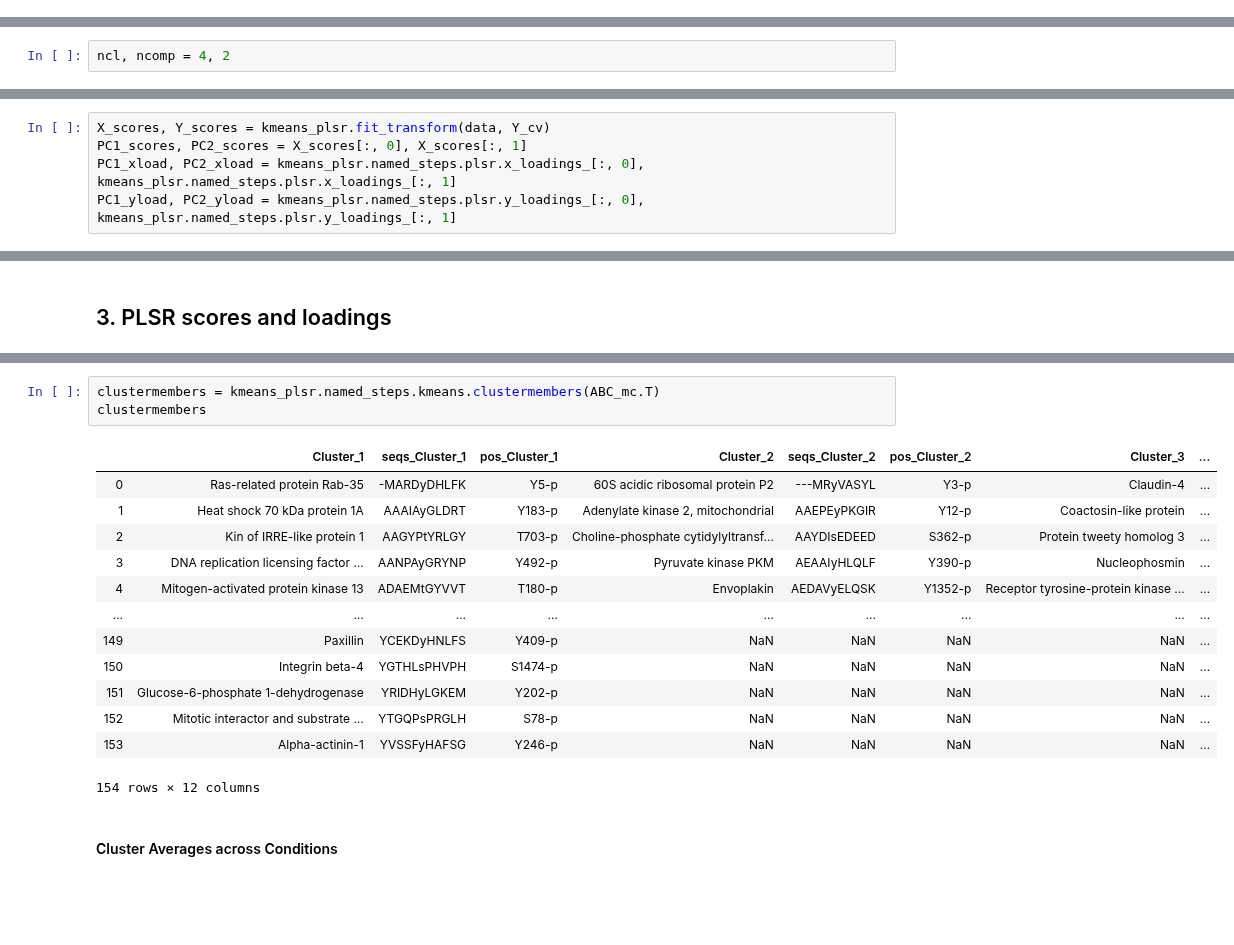
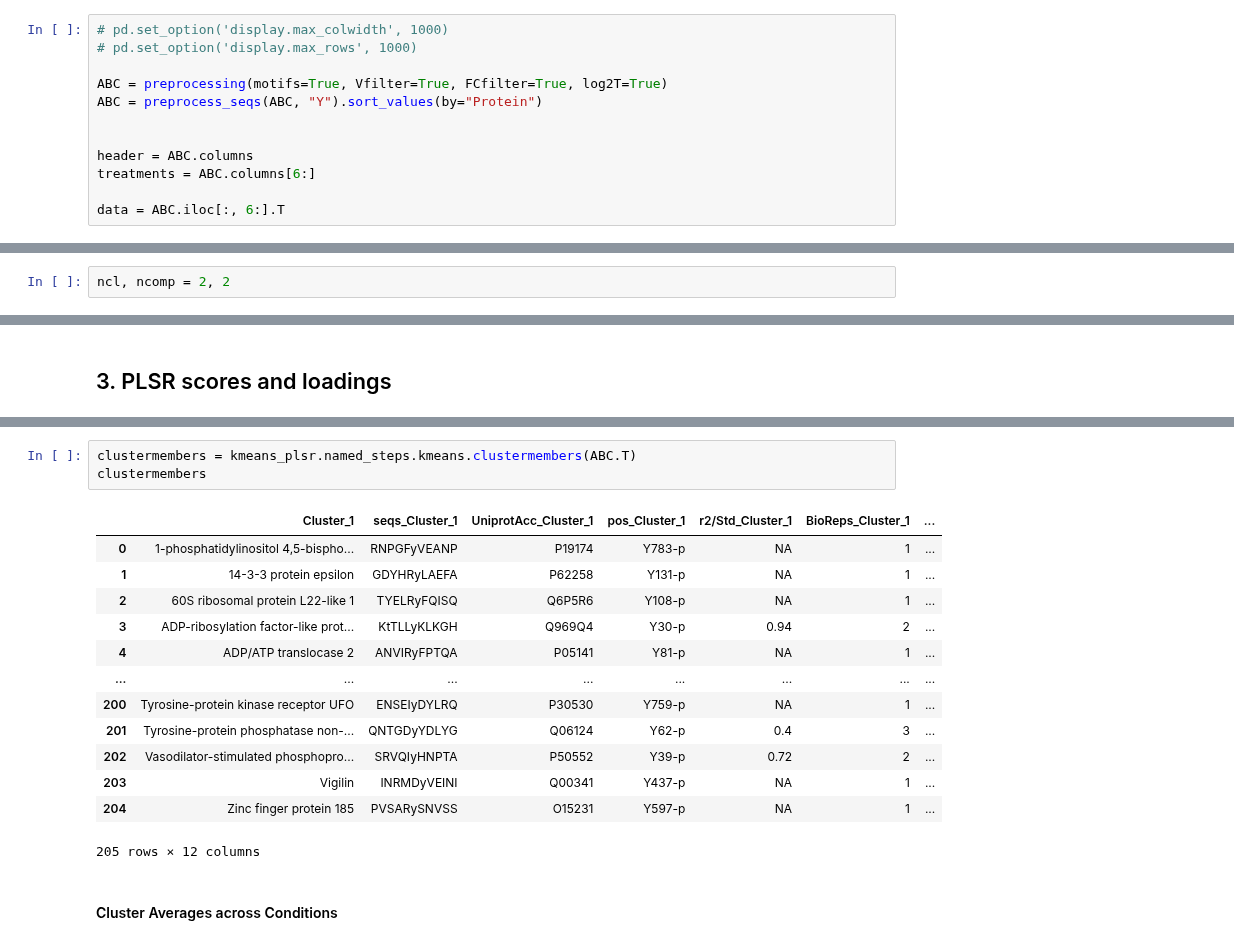
Before and after one commit to meyer-lab/DDMC, a Jupyter notebook: Figure2_kmeansPLSR.ipynb, the cells around one changed output, grey strips where cells are left out. Drawn from its saved outputs; the diff is of its cells as text; blank space fills up the shorter version.

```diff
--- a/Figure2_kmeansPLSR.ipynb
+++ b/Figure2_kmeansPLSR.ipynb
@@ -51,3 +26,15 @@ ABC_mc.sort_values(by="Master Protein Descriptions")
+# %%
+# pd.set_option('display.max_colwidth', 1000)
+# pd.set_option('display.max_rows', 1000)
+
+ABC = preprocessing(motifs=True, Vfilter=True, FCfilter=True, log2T=True)
+ABC = preprocess_seqs(ABC, "Y").sort_values(by="Protein")
+
+
+header = ABC.columns
+treatments = ABC.columns[6:]
+
+data = ABC.iloc[:, 6:].T
 # %% [markdown]
 ### Phenotypes
 # %% [markdown]
@@ -96,7 +78,7 @@ Cross-validation fitting averages of k-means clusters into the PLSR model. Simul
 # %% [markdown]
 ## 2. Model Predicted vs Actual for best Hyperparameter Set
 # %%
-ncl, ncomp = 4, 2
+ncl, ncomp = 2, 2
 # %% [markdown]
 ### 2.1 With CV Strategy 1:
 # %%
@@ -111,11 +93,6 @@ plt.title("Correlation Measured vs Predicted - Fixed Clustered Data");
 # %%
 estimators = [('kmeans', MyOwnKMEANS(ncl)), ('plsr', PLSRegression(ncomp))]
 kmeans_plsr = Pipeline(estimators)
-# %%
-X_scores, Y_scores = kmeans_plsr.fit_transform(data, Y_cv)
-PC1_scores, PC2_scores = X_scores[:, 0], X_scores[:, 1]
-PC1_xload, PC2_xload = kmeans_plsr.named_steps.plsr.x_loadings_[:, 0], kmeans_plsr.named_steps.plsr.x_loadings_[:, 1]
-PC1_yload, PC2_yload = kmeans_plsr.named_steps.plsr.y_loadings_[:, 0], kmeans_plsr.named_steps.plsr.y_loadings_[:, 1]
 # %%
 fig, ax = plt.subplots(1,1,figsize=(6,5))
 plotMeasuredVsPredicted(ax, kmeans_plsr, data, Y_cv)
@@ -160,19 +110,19 @@ axs[1].set_ylim([(-1*max(PC2_xload))-0.5, max(PC2_xload)+0.5]);
 # %%
-clustermembers = kmeans_plsr.named_steps.kmeans.clustermembers(ABC_mc.T)
+clustermembers = kmeans_plsr.named_steps.kmeans.clustermembers(ABC.T)
 clustermembers
 # %% [output]
-|  | Cluster_1 | seqs_Cluster_1 | pos_Cluster_1 | Cluster_2 | seqs_Cluster_2 | pos_Cluster_2 | Cluster_3 | ... |
-| 0 | Ras-related protein Rab-35 | -MARDyDHLFK | Y5-p | 60S acidic ribosomal protein P2 | ---MRyVASYL | Y3-p | Claudin-4 | ... |
-| 1 | Heat shock 70 kDa protein 1A | AAAIAyGLDRT | Y183-p | Adenylate kinase 2, mitochondrial | AAEPEyPKGIR | Y12-p | Coactosin-like protein | ... |
-| 2 | Kin of IRRE-like protein 1 | AAGYPtYRLGY | T703-p | Choline-phosphate cytidylyltransf... | AAYDIsEDEED | S362-p | Protein tweety homolog 3 | ... |
-| 3 | DNA replication licensing factor ... | AANPAyGRYNP | Y492-p | Pyruvate kinase PKM | AEAAIyHLQLF | Y390-p | Nucleophosmin | ... |
-| 4 | Mitogen-activated protein kinase 13 | ADAEMtGYVVT | T180-p | Envoplakin | AEDAVyELQSK | Y1352-p | Receptor tyrosine-protein kinase ... | ... |
-| ... | ... | ... | ... | ... | ... | ... | ... | ... |
-| 149 | Paxillin | YCEKDyHNLFS | Y409-p | NaN | NaN | NaN | NaN | ... |
-| 150 | Integrin beta-4 | YGTHLsPHVPH | S1474-p | NaN | NaN | NaN | NaN | ... |
-| 151 | Glucose-6-phosphate 1-dehydrogenase | YRIDHyLGKEM | Y202-p | NaN | NaN | NaN | NaN | ... |
-| 152 | Mitotic interactor and substrate ... | YTGQPsPRGLH | S78-p | NaN | NaN | NaN | NaN | ... |
-| 153 | Alpha-actinin-1 | YVSSFyHAFSG | Y246-p | NaN | NaN | NaN | NaN | ... |
+|  | Cluster_1 | seqs_Cluster_1 | UniprotAcc_Cluster_1 | pos_Cluster_1 | r2/Std_Cluster_1 | BioReps_Cluster_1 | ... |
+| 0 | 1-phosphatidylinositol 4,5-bispho... | RNPGFyVEANP | P19174 | Y783-p | NA | 1 | ... |
+| 1 | 14-3-3 protein epsilon | GDYHRyLAEFA | P62258 | Y131-p | NA | 1 | ... |
+| 2 | 60S ribosomal protein L22-like 1 | TYELRyFQISQ | Q6P5R6 | Y108-p | NA | 1 | ... |
+| 3 | ADP-ribosylation factor-like prot... | KtTLLyKLKGH | Q969Q4 | Y30-p | 0.94 | 2 | ... |
+| 4 | ADP/ATP translocase 2 | ANVIRyFPTQA | P05141 | Y81-p | NA | 1 | ... |
+| ... | ... | ... | ... | ... | ... | ... | ... |
+| 200 | Tyrosine-protein kinase receptor UFO | ENSEIyDYLRQ | P30530 | Y759-p | NA | 1 | ... |
+| 201 | Tyrosine-protein phosphatase non-... | QNTGDyYDLYG | Q06124 | Y62-p | 0.4 | 3 | ... |
+| 202 | Vasodilator-stimulated phosphopro... | SRVQIyHNPTA | P50552 | Y39-p | 0.72 | 2 | ... |
+| 203 | Vigilin | INRMDyVEINI | Q00341 | Y437-p | NA | 1 | ... |
+| 204 | Zinc finger protein 185 | PVSARySNVSS | O15231 | Y597-p | NA | 1 | ... |
-154 rows × 12 columns
+205 rows × 12 columns
 # %% [markdown]
 #### Cluster Averages across Conditions
```
Also changed, not shown: parts of 14 cells of this notebook, 16 other files.
